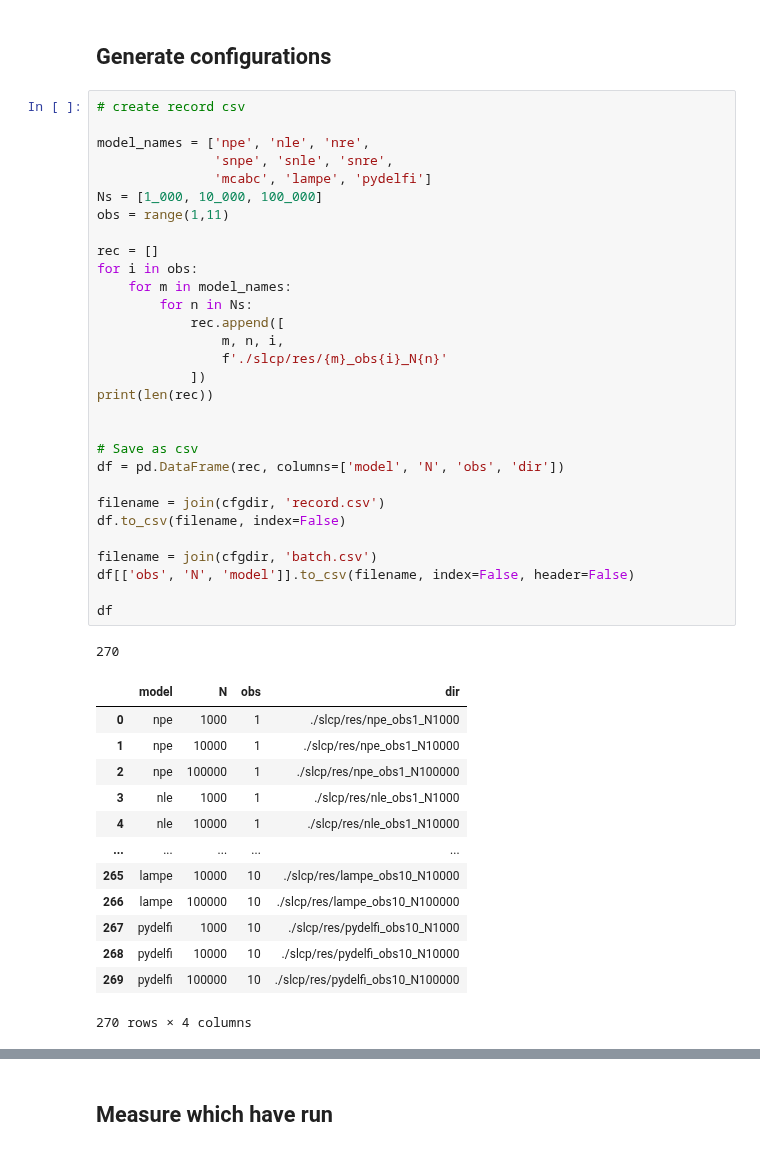
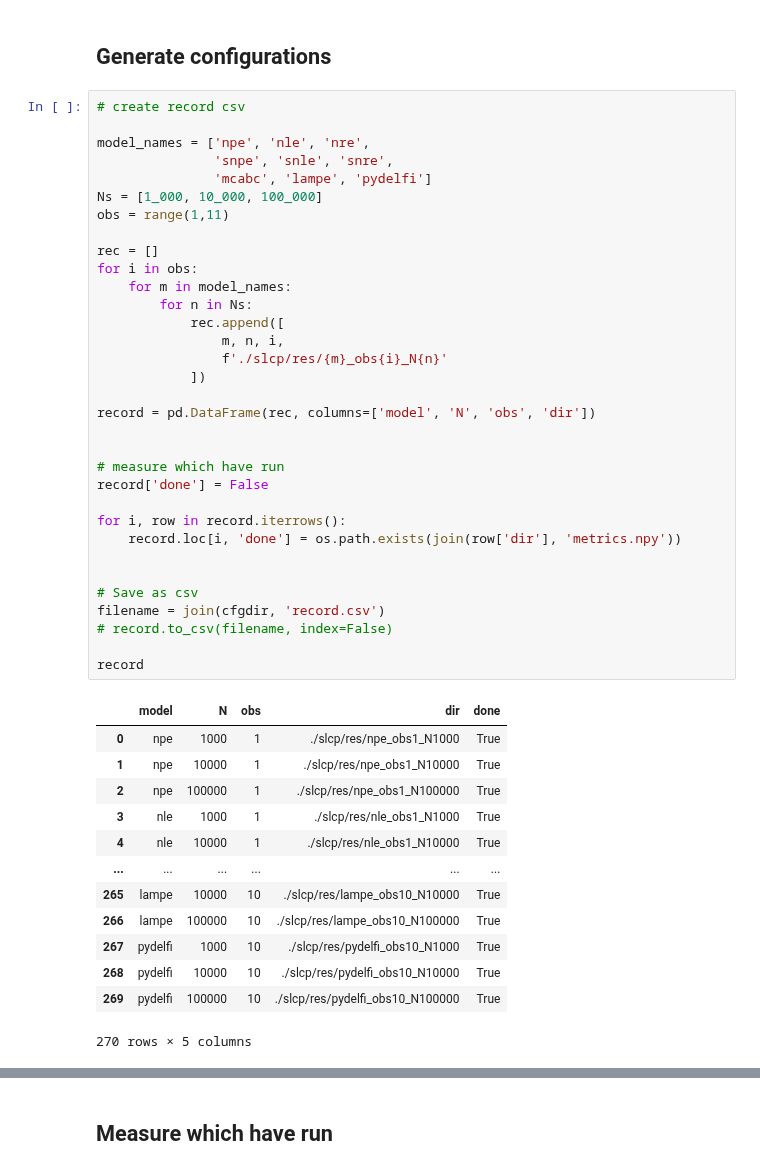
Before and after one commit to maho3/ltu-ili, a Jupyter notebook: paper/3_slcp/fig2b.ipynb, the cells around one changed output, grey strips where cells are left out. Cells and saved outputs as stored; diff of their text form.

```diff
--- a/paper/3_slcp/fig2b.ipynb
+++ b/paper/3_slcp/fig2b.ipynb
@@ -24,45 +24,47 @@ wdir = './slcp'
 # %%
 # create record csv
 
 model_names = ['npe', 'nle', 'nre',
                'snpe', 'snle', 'snre',
                'mcabc', 'lampe', 'pydelfi']
 Ns = [1_000, 10_000, 100_000]
 obs = range(1,11)
 
 rec = []
 for i in obs:
     for m in model_names:
         for n in Ns:
             rec.append([
                 m, n, i,
                 f'./slcp/res/{m}_obs{i}_N{n}'
             ])
-print(len(rec))
+
+record = pd.DataFrame(rec, columns=['model', 'N', 'obs', 'dir'])
+
+
+# measure which have run
+record['done'] = False
+
+for i, row in record.iterrows():
+    record.loc[i, 'done'] = os.path.exists(join(row['dir'], 'metrics.npy'))
 
 
 # Save as csv
-df = pd.DataFrame(rec, columns=['model', 'N', 'obs', 'dir'])
+filename = join(cfgdir, 'record.csv')
+# record.to_csv(filename, index=False)
 
-filename = join(cfgdir, 'record.csv')
-df.to_csv(filename, index=False)
-
-filename = join(cfgdir, 'batch.csv')
-df[['obs', 'N', 'model']].to_csv(filename, index=False, header=False)
-
-df
+record
 # %% [output]
+|  | model | N | obs | dir | done |
+| 0 | npe | 1000 | 1 | ./slcp/res/npe_obs1_N1000 | True |
+| 1 | npe | 10000 | 1 | ./slcp/res/npe_obs1_N10000 | True |
+| 2 | npe | 100000 | 1 | ./slcp/res/npe_obs1_N100000 | True |
+| 3 | nle | 1000 | 1 | ./slcp/res/nle_obs1_N1000 | True |
+| 4 | nle | 10000 | 1 | ./slcp/res/nle_obs1_N10000 | True |
+| ... | ... | ... | ... | ... | ... |
+| 265 | lampe | 10000 | 10 | ./slcp/res/lampe_obs10_N10000 | True |
+| 266 | lampe | 100000 | 10 | ./slcp/res/lampe_obs10_N100000 | True |
+| 267 | pydelfi | 1000 | 10 | ./slcp/res/pydelfi_obs10_N1000 | True |
+| 268 | pydelfi | 10000 | 10 | ./slcp/res/pydelfi_obs10_N10000 | True |
+| 269 | pydelfi | 100000 | 10 | ./slcp/res/pydelfi_obs10_N100000 | True |
-270
+270 rows × 5 columns
-|  | model | N | obs | dir |
-| 0 | npe | 1000 | 1 | ./slcp/res/npe_obs1_N1000 |
-| 1 | npe | 10000 | 1 | ./slcp/res/npe_obs1_N10000 |
-| 2 | npe | 100000 | 1 | ./slcp/res/npe_obs1_N100000 |
-| 3 | nle | 1000 | 1 | ./slcp/res/nle_obs1_N1000 |
-| 4 | nle | 10000 | 1 | ./slcp/res/nle_obs1_N10000 |
-| ... | ... | ... | ... | ... |
-| 265 | lampe | 10000 | 10 | ./slcp/res/lampe_obs10_N10000 |
-| 266 | lampe | 100000 | 10 | ./slcp/res/lampe_obs10_N100000 |
-| 267 | pydelfi | 1000 | 10 | ./slcp/res/pydelfi_obs10_N1000 |
-| 268 | pydelfi | 10000 | 10 | ./slcp/res/pydelfi_obs10_N10000 |
-| 269 | pydelfi | 100000 | 10 | ./slcp/res/pydelfi_obs10_N100000 |
-270 rows × 4 columns
```
Also changed, not shown: parts of 8 cells of this notebook, 4 other files.
